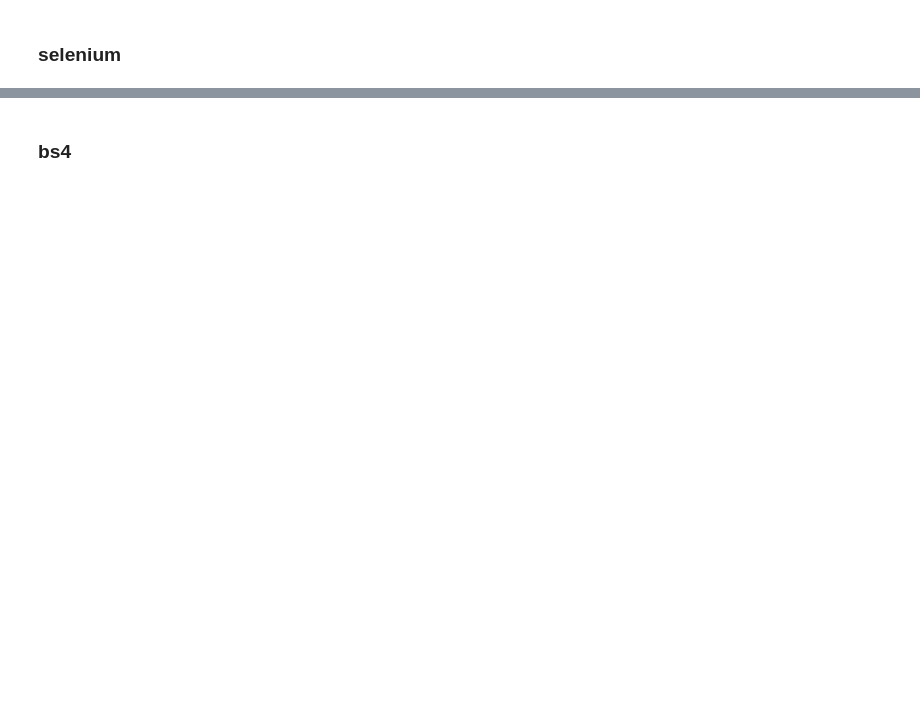
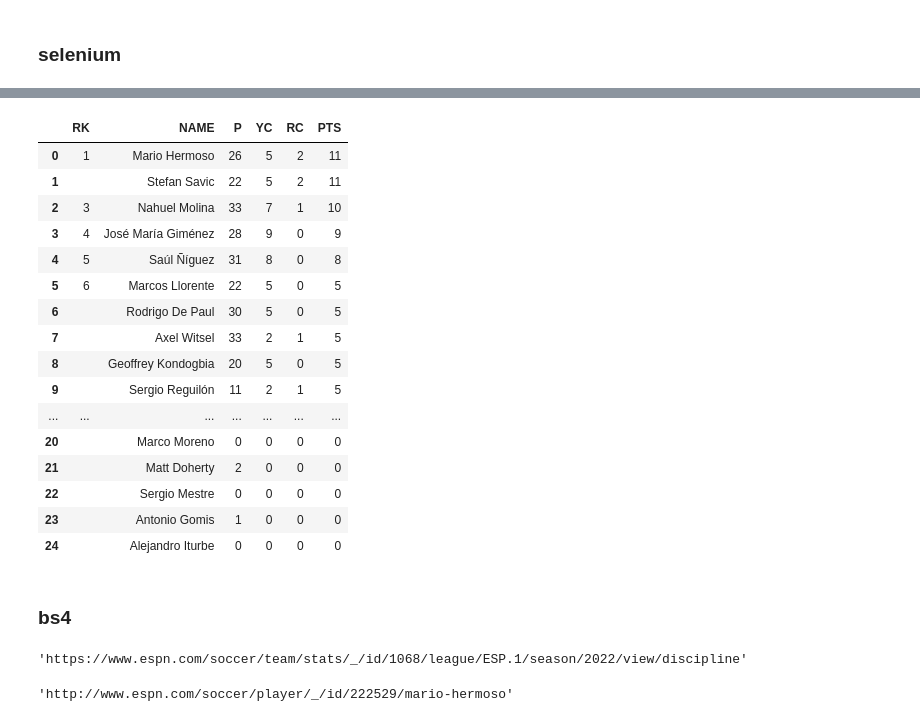
Before and after one commit to dataptmad0124/lessons, a Jupyter notebook: m1/20240224_Web_Scraping_(selenium).ipynb, the cells around one changed output, grey strips where cells are left out. Drawn from its saved outputs; the diff is of its cells as text; code cells hidden in the pictures; blank space fills up the shorter version.

Commit message:
selenium

```diff
--- a/m1/20240224_Web_Scraping_(selenium).ipynb
+++ b/m1/20240224_Web_Scraping_(selenium).ipynb
@@ -78,0 +125,17 @@ Importamos `time` para el manejo de los tiempos dentro del código. Haremos una
+# %%
+from selenium.webdriver.chrome.options import Options
+
+
+# opciones del driver
+opciones=Options()
+
+
+
+# quita la bandera de ser robot
+opciones.add_experimental_option('excludeSwitches', ['enable-automation'])
+opciones.add_experimental_option('useAutomationExtension', False)
+
+
+
+# guardar las cookies
+opciones.add_argument('user-data-dir=cookies')    # mantiene las coockies
@@ -86,0 +317,4 @@ https://www.espn.com/soccer/competitions
+# %%
+driver = webdriver.Chrome(PATH, options=opciones)
+
+driver.get(url)
@@ -87,2 +357,21 @@ https://www.espn.com/soccer/competitions
 # %% [markdown]
 ### selenium
+# %%
+tabla = driver.find_element(By.TAG_NAME, 'table')
+
+filas = tabla.find_elements(By.TAG_NAME, 'tr')
+
+data = []
+
+
+for f in filas:
+
+    elementos = f.find_elements(By.TAG_NAME, 'td')
+
+    tmp_lst = []
+
+    for e in elementos:
+
+        tmp_lst.append(e.text)
+
+    data.append(tmp_lst)
@@ -88,0 +398,2 @@ https://www.espn.com/soccer/competitions
+# %%
+cabeceras = tabla.find_element(By.TAG_NAME, 'thead').text.split()
@@ -89,2 +402,26 @@ https://www.espn.com/soccer/competitions
+# %%
+pd.DataFrame(data[1:], columns=cabeceras)
+# %% [output]
+|  | RK | NAME | P | YC | RC | PTS |
+| 0 | 1 | Mario Hermoso | 26 | 5 | 2 | 11 |
+| 1 |  | Stefan Savic | 22 | 5 | 2 | 11 |
+| 2 | 3 | Nahuel Molina | 33 | 7 | 1 | 10 |
+| 3 | 4 | José María Giménez | 28 | 9 | 0 | 9 |
+| 4 | 5 | Saúl Ñíguez | 31 | 8 | 0 | 8 |
+| 5 | 6 | Marcos Llorente | 22 | 5 | 0 | 5 |
+| 6 |  | Rodrigo De Paul | 30 | 5 | 0 | 5 |
+| 7 |  | Axel Witsel | 33 | 2 | 1 | 5 |
+| 8 |  | Geoffrey Kondogbia | 20 | 5 | 0 | 5 |
+| 9 |  | Sergio Reguilón | 11 | 2 | 1 | 5 |
+| ... | ... | ... | ... | ... | ... | ... |
+| 20 |  | Marco Moreno | 0 | 0 | 0 | 0 |
+| 21 |  | Matt Doherty | 2 | 0 | 0 | 0 |
+| 22 |  | Sergio Mestre | 0 | 0 | 0 | 0 |
+| 23 |  | Antonio Gomis | 1 | 0 | 0 | 0 |
+| 24 |  | Alejandro Iturbe | 0 | 0 | 0 | 0 |
 # %% [markdown]
 ### bs4
+# %%
+driver.current_url
+# %% [output]
+'https://www.espn.com/soccer/team/stats/_/id/1068/league/ESP.1/season/2022/view/discipline'
@@ -90,0 +436,4 @@ https://www.espn.com/soccer/competitions
+# %%
+tabla.find_elements(By.CSS_SELECTOR, 'a.AnchorLink')[3].get_attribute('href')
+# %% [output]
+'http://www.espn.com/soccer/player/_/id/222529/mario-hermoso'
```
Also changed, not shown: parts of 68 cells of this notebook.
